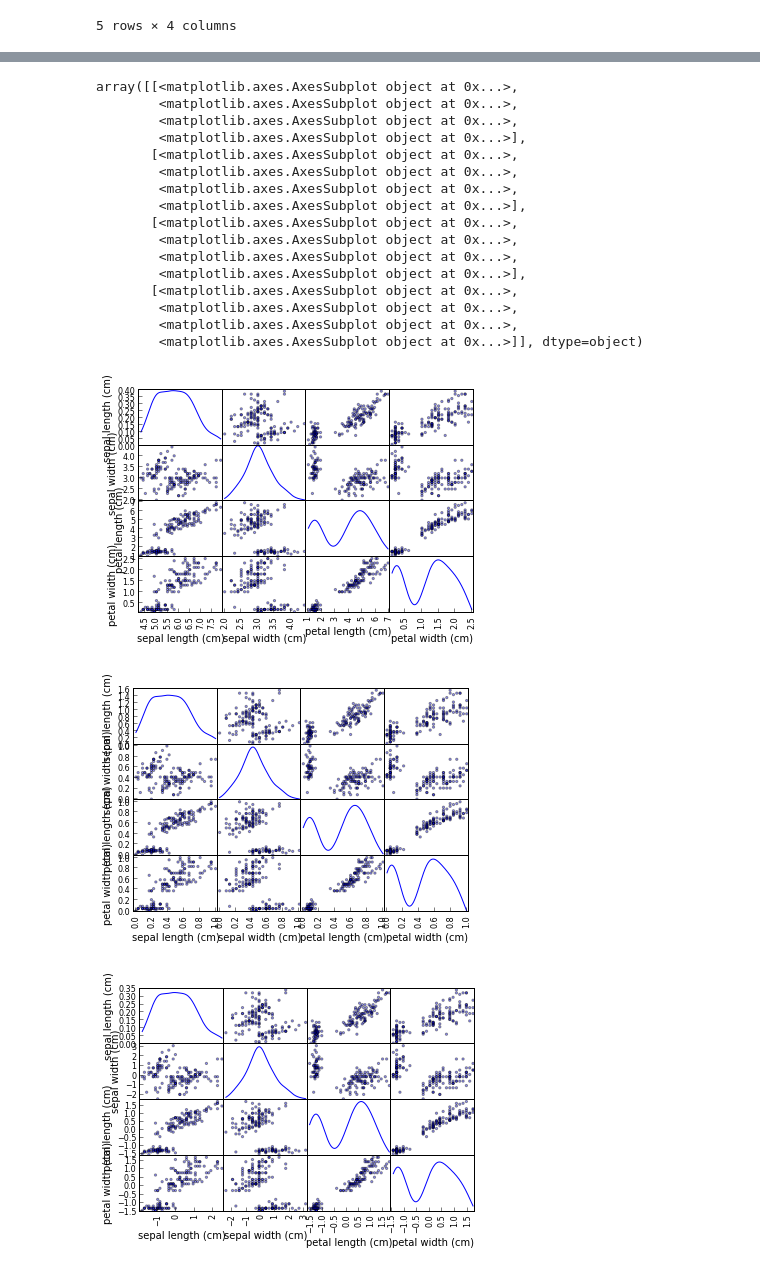
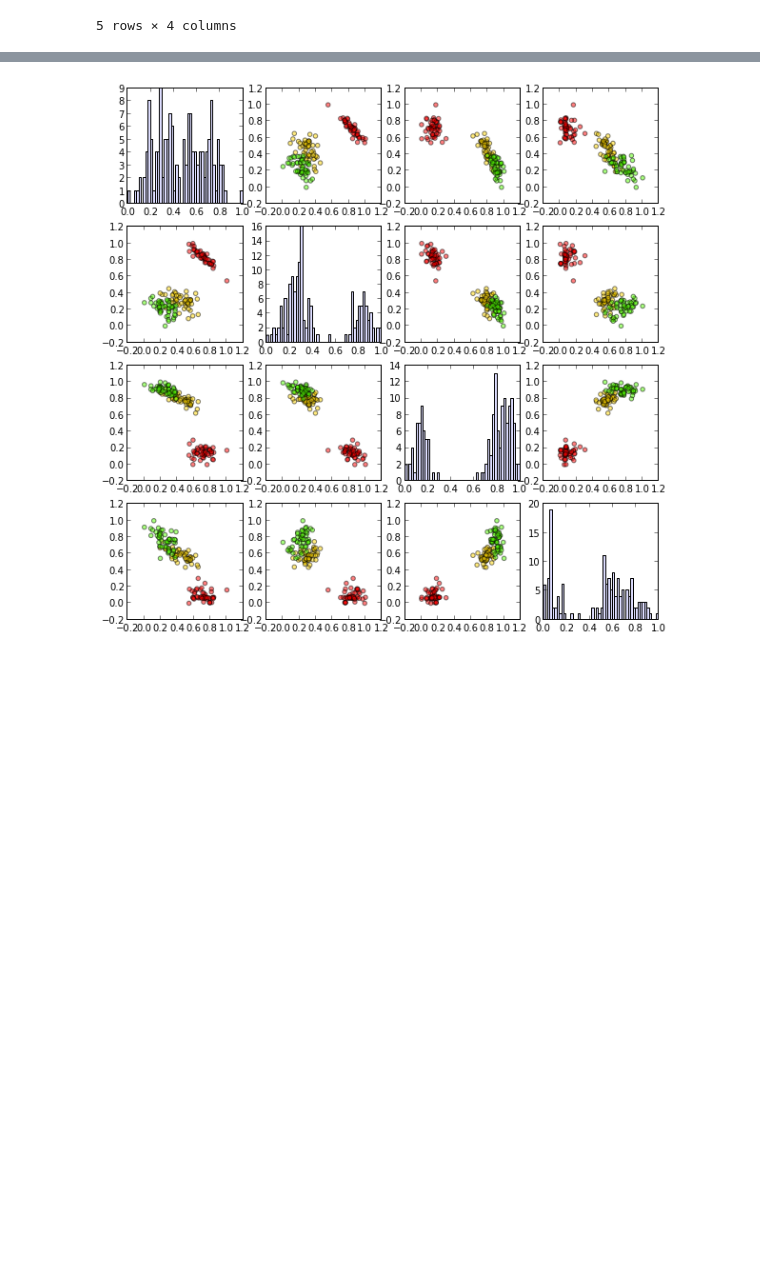
Before and after one commit to Libardo1/machinelearning-1, a Jupyter notebook: kaggle/python/iris.classification.ipynb, the cells around one changed output, grey strips where cells are left out. Drawn from its saved outputs; the diff is of its cells as text; code cells hidden in the pictures; blank space fills up the shorter version.

```diff
--- a/kaggle/python/iris.classification.ipynb
+++ b/kaggle/python/iris.classification.ipynb
@@ -276,27 +153,7 @@ df_minmaxScaled.head()
-# %%
-pd.tools.plotting.scatter_matrix(df, alpha=0.4, diagonal='kde' )
-pd.tools.plotting.scatter_matrix(df_minmaxScaled, alpha=0.4, diagonal='kde' )
-pd.tools.plotting.scatter_matrix(df_zscoreScaled, alpha=0.4, diagonal='kde' )
-# %% [output]
-array([[<matplotlib.axes.AxesSubplot object at 0x...>,
-        <matplotlib.axes.AxesSubplot object at 0x...>,
-        <matplotlib.axes.AxesSubplot object at 0x...>,
-        <matplotlib.axes.AxesSubplot object at 0x...>],
-       [<matplotlib.axes.AxesSubplot object at 0x...>,
-        <matplotlib.axes.AxesSubplot object at 0x...>,
-        <matplotlib.axes.AxesSubplot object at 0x...>,
-        <matplotlib.axes.AxesSubplot object at 0x...>],
-       [<matplotlib.axes.AxesSubplot object at 0x...>,
-        <matplotlib.axes.AxesSubplot object at 0x...>,
-        <matplotlib.axes.AxesSubplot object at 0x...>,
-        <matplotlib.axes.AxesSubplot object at 0x...>],
-       [<matplotlib.axes.AxesSubplot object at 0x...>,
-        <matplotlib.axes.AxesSubplot object at 0x...>,
-        <matplotlib.axes.AxesSubplot object at 0x...>,
-        <matplotlib.axes.AxesSubplot object at 0x...>]], dtype=object)
-[figure, removed]
-[figure, removed]
-[figure, removed]
+# %%
+plotScatterMatrix(df_minmaxScaledNormalized, d.target)
+# %% [output]
+[figure, added]
 # %%
 score_knn(df.values, d.target)
 score_knn(df_minmaxScaled.values, d.target)
```
Also changed, not shown: parts of 23 cells of this notebook.
